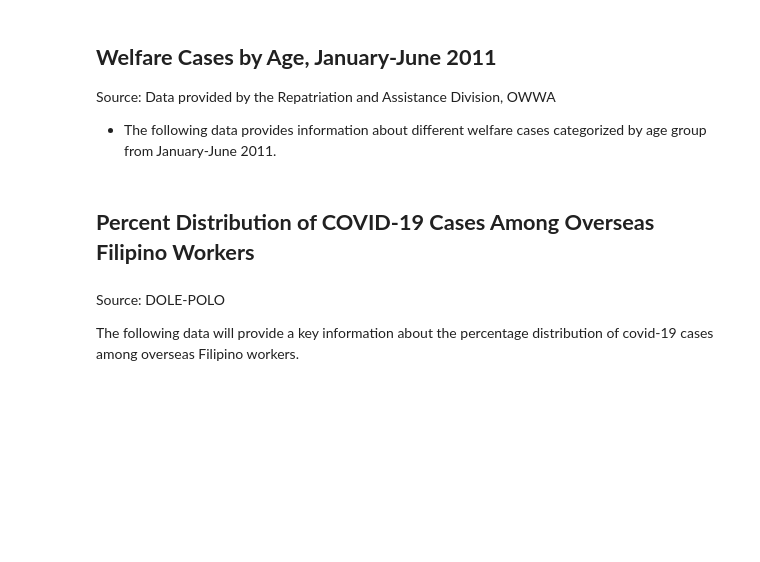
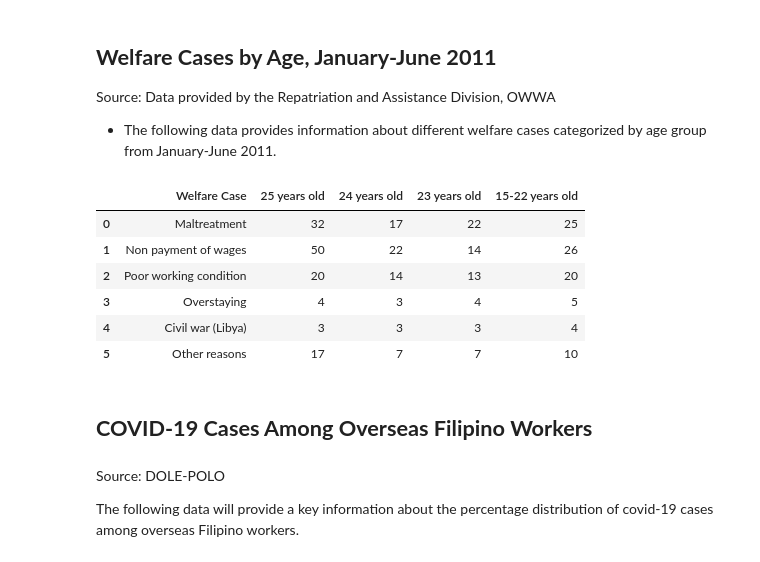
Before and after one commit to apriljoyagquiz/IT3205-TeamAbracaData, a Jupyter notebook: OFW_Visualization.ipynb, the cells around one changed output. Drawn from its saved outputs; the diff is of its cells as text; code cells hidden in the pictures; blank space fills up the shorter version.

Commit message:
Added new dataframe

```diff
--- a/OFW_Visualization.ipynb
+++ b/OFW_Visualization.ipynb
@@ -311,8 +311,21 @@ Source: Data provided by the Repatriation and Assistance Division, OWWA
 
 
 *  The following data provides information about different welfare cases categorized by age group from January-June 2011.
+# %%
+#Dataframe
+url = 'https://raw.githubusercontent.com/apriljoyagquiz/IT3205-TeamAbracaData/main/Datasets/Welfare-Cases%20by%20Age%20January-June%202011.csv'
+welfare = pd.read_csv(url)
+display(welfare)
+# %% [output]
+|  | Welfare Case | 25 years old | 24 years old | 23 years old | 15-22 years old |
+| 0 | Maltreatment | 32 | 17 | 22 | 25 |
+| 1 | Non payment of wages | 50 | 22 | 14 | 26 |
+| 2 | Poor working condition | 20 | 14 | 13 | 20 |
+| 3 | Overstaying | 4 | 3 | 4 | 5 |
+| 4 | Civil war (Libya) | 3 | 3 | 3 | 4 |
+| 5 | Other reasons | 17 | 7 | 7 | 10 |
 # %% [markdown]
-## **Percent Distribution of COVID-19 Cases Among Overseas Filipino Workers**
+## **COVID-19 Cases Among Overseas Filipino Workers**
 # %% [markdown]
 Source: DOLE-POLO
 
```
